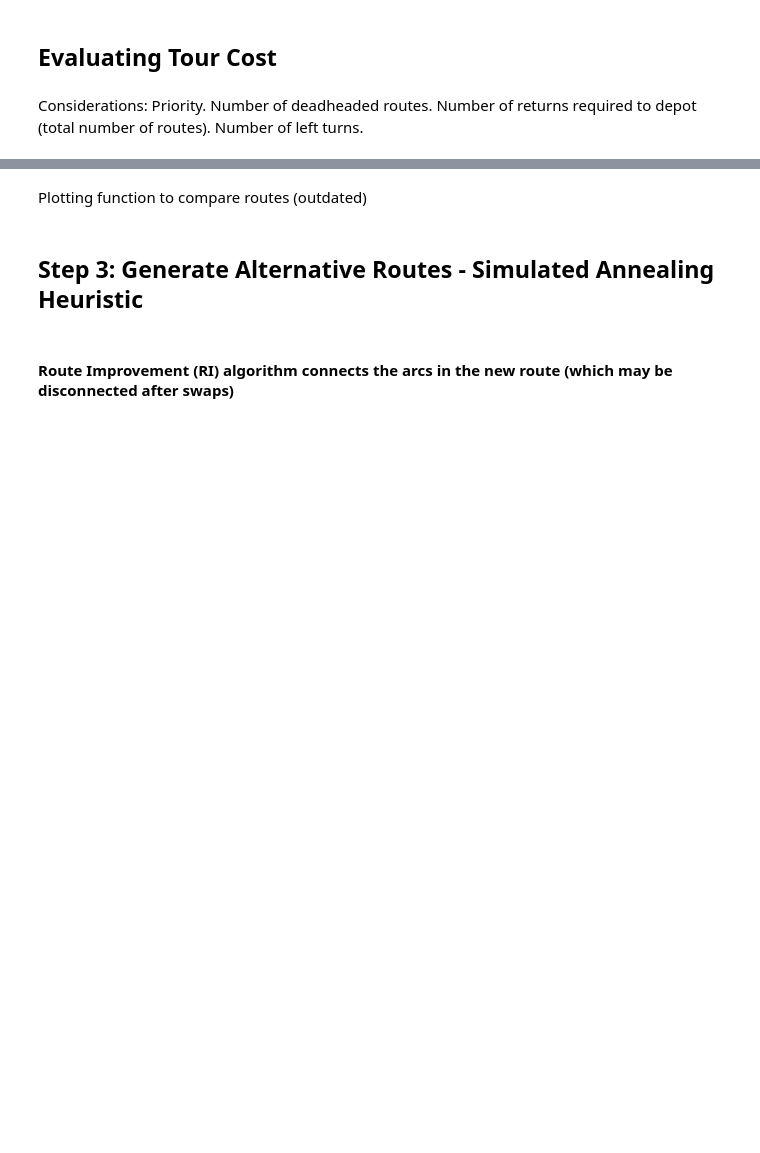
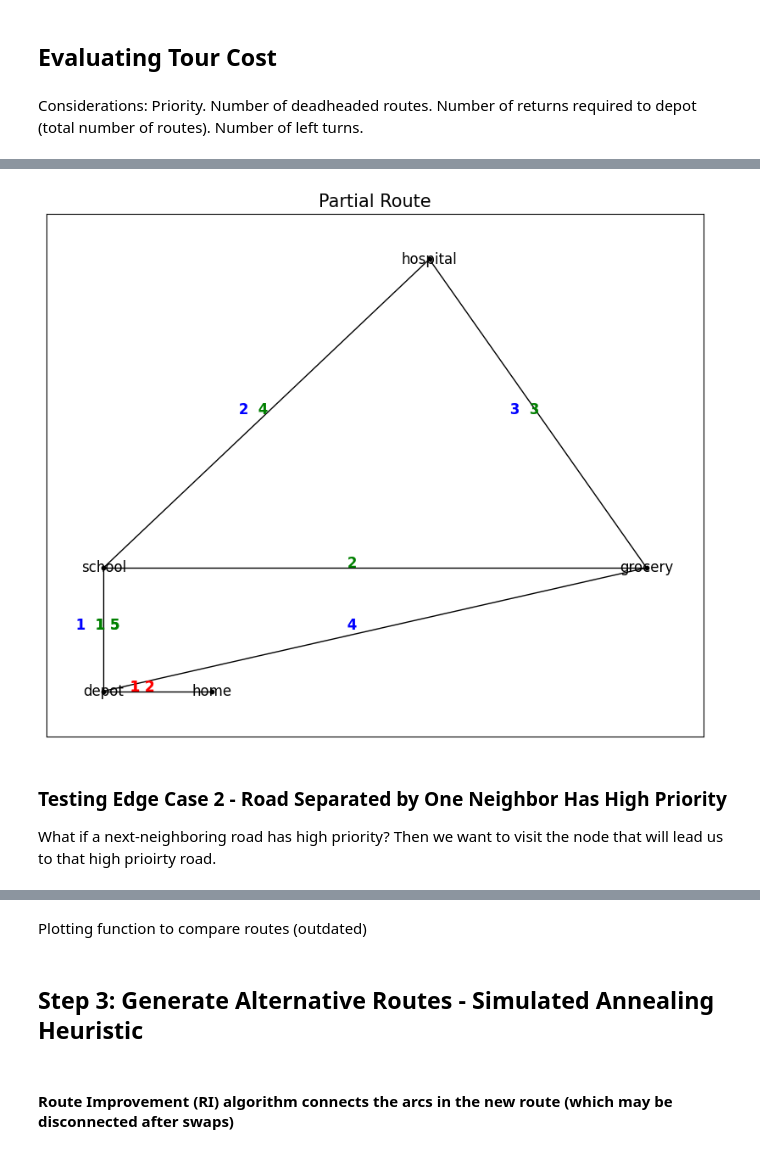
Before and after one commit to Ian1528/Snowplow-Route-Optimization, a Jupyter notebook: ToyProblem1/TurnConsiderations.ipynb, the cells around one changed output, grey strips where cells are left out. Saved outputs shown, nothing was run; the diff lists cells and outputs as text; code cells hidden in the pictures; blank space fills up the shorter version.

```diff
--- a/ToyProblem1/TurnConsiderations.ipynb
+++ b/ToyProblem1/TurnConsiderations.ipynb
@@ -615,0 +631,27 @@ routes_cost_updated(routes, 1, 1)
+# %%
+# define initial conditions
+curr_node = 'depot' # set starting node to depot
+alpha = 1 # set alpha parameter
+selection_weights = [0.4, 0.2, 0.4] # set weights for arc selection
+G_edge = G.copy()
+curr_salt = 10
+routes_edge = []
+partial_route = list()
+number_of_routes = 0
+
+G_edge["depot"]["school"]["priority"] = 1000
+
+while all_serviced(G_edge) == False:
+    partial_route = RCA(G_edge, curr_node, alpha, selection_weights, partial_route)
+    routes_edge.append(partial_route)
+    curr_salt = SALT_CAP
+    curr_node = 'depot'
+    partial_route = list()
+    number_of_routes += 1
+
+print("Number of routes:" + str(len(routes_edge)))
+for route in routes_edge:
+    for edge in route:
+        print(edge)
+
+    print("*****\n")
@@ -615,0 +676,8 @@ routes_cost_updated(routes, 1, 1)
+# %%
+plot_routes(G_edge, routes_edge)
+# %% [output]
+[figure, added]
+# %% [markdown]
+### Testing Edge Case 2 - Road Separated by One Neighbor Has High Priority
+
+What if a next-neighboring road has high priority? Then we want to visit the node that will lead us to that high prioirty road.
```
Also changed, not shown: parts of 14 cells of this notebook, 1 other file.
